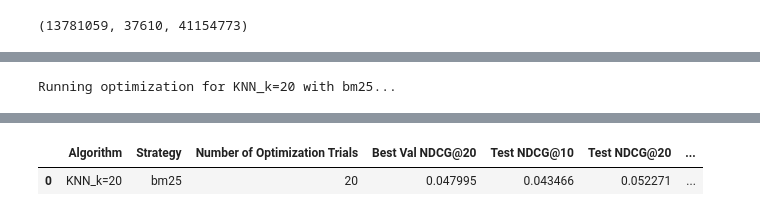
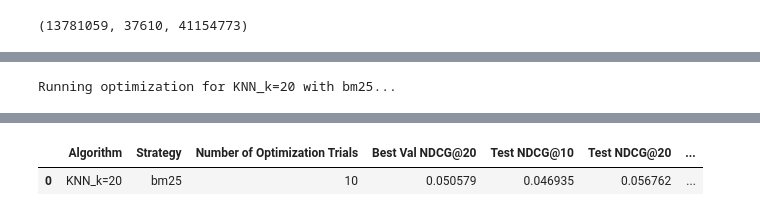
Before and after one commit to insanewarrior/rec-sys-research, a Jupyter notebook: weighting_is_fun/3_steam_knn.ipynb, the cells around one changed output, grey strips where cells are left out. Cells and saved outputs as stored; diff of their text form; code cells hidden in the pictures.

```diff
--- a/weighting_is_fun/3_steam_knn.ipynb
+++ b/weighting_is_fun/3_steam_knn.ipynb
@@ -34,10 +32,3 @@ steam_df = (
 steam_df['user_id'].nunique(), steam_df['item_id'].nunique(), steam_df.shape[0]
 # %% [output]
 (13781059, 37610, 41154773)
-# %%
-unique_users = steam_df['user_id'].unique()
-keep_ratio = 0.2
-sampled_users = np.random.choice(unique_users, size=int(len(unique_users) * keep_ratio), replace=False)
-steam_df = steam_df[steam_df['user_id'].isin(sampled_users)]
-
-steam_df['user_id'].nunique(), steam_df['item_id'].nunique(), steam_df.shape[0]
@@ -146,7 +135,8 @@ def run_hyperparameter_optimization(
             params["p"] = trial.suggest_float("p", 0.1, 5.0)
             params["beta"] = trial.suggest_float("beta", 0.0, 1.0)
         elif strategy == "power_lift":
-            params["p"] = trial.suggest_float("p", 0.1, 1.5)
+            # params["p"] = trial.suggest_float("p", 0.1, 1.5)
+            params["p"] = trial.suggest_float("p", 0.2, 1.3)
         weighted_train = get_weighted_matrix(train_mat, params)
 
         # Train Model
@@ -154,7 +144,7 @@ def run_hyperparameter_optimization(
         model.fit(weighted_train, show_progress=False)
 
         # Evaluate on Validation Set
-        return ndcg_at_k(model, train_mat, val_mat, K=20, show_progress=False)
+        return ranking_metrics_at_k(model, train_mat, val_mat, K=20, show_progress=False)['ndcg']
 
     # Optimize only if strategy has parameters
     current_trials = n_trials if strategy in ["bm25", "confidence", "power", "robust_user_centric", "robust_user_centric_weight_v2", "sigmoid_propensity", "power_lift"] else 1
@@ -174,20 +164,18 @@ def run_hyperparameter_optimization(
     end_time = time.time()
 
     # Evaluate on Test Set
-    test_ndcg_10 = ndcg_at_k(final_model, train_val_mat, test_mat, K=10, show_progress=False)
-    test_precision_10 = precision_at_k(final_model, train_val_mat, test_mat, K=10, show_progress=False)
-    test_ndcg_20 = ndcg_at_k(final_model, train_val_mat, test_mat, K=20, show_progress=False)
-    test_precision_20 = precision_at_k(final_model, train_val_mat, test_mat, K=20, show_progress=False)
+    metrics_at_10 = ranking_metrics_at_k(final_model, train_val_mat, test_mat, K=10, show_progress=False)
+    metrics_at_20 = ranking_metrics_at_k(final_model, train_val_mat, test_mat, K=20, show_progress=False)
 
     results.append({
         "Algorithm": algo_name,
         "Strategy": strategy,
         "Number of Optimization Trials": current_trials,
         "Best Val NDCG@20": study.best_value,
-        "Test NDCG@10": test_ndcg_10,
-        "Test NDCG@20": test_ndcg_20,
-        "Test Precision@10": test_precision_10,
-        "Test Precision@20": test_precision_20,
+        "Test NDCG@10": metrics_at_10['ndcg'],
+        "Test NDCG@20": metrics_at_20['ndcg'],
+        "Test Precision@10": metrics_at_10['precision'],
+        "Test Precision@20": metrics_at_20['precision'],
         "Final Train Time (s)": end_time - start_time,
         "Best Params": best_params
     })
@@ -199,5 +187,3 @@ def run_hyperparameter_optimization(
 # %%
 if not os.path.exists(results_folder):
     os.makedirs(results_folder)
-# %%
-run_hyperparameter_optimization(train_mat, val_mat, train_val_mat, test_mat, weighting_strategy="no_weighting", algorithm="KNN_k=20", n_trials=20, output_dir=results_folder)
@@ -209,0 +190,2 @@ Running optimization for KNN_k=20 with no_weighting...
+# %%
+run_hyperparameter_optimization(train_mat, val_mat, train_val_mat, test_mat, weighting_strategy="no_weighting", algorithm="KNN_k=20", n_trials=10, output_dir=results_folder)
@@ -210,3 +198,3 @@ Running optimization for KNN_k=20 with no_weighting...
 # %%
-run_hyperparameter_optimization(train_mat, val_mat, train_val_mat, test_mat, weighting_strategy="bm25", algorithm="KNN_k=20", n_trials=20, output_dir=results_folder)
+run_hyperparameter_optimization(train_mat, val_mat, train_val_mat, test_mat, weighting_strategy="bm25", algorithm="KNN_k=20", n_trials=10, output_dir=results_folder)
 # %% [output]
@@ -235,4 +213,4 @@ Running optimization for KNN_k=20 with bm25...
 |  | Algorithm | Strategy | Number of Optimization Trials | Best Val NDCG@20 | Test NDCG@10 | Test NDCG@20 | ... |
-| 0 | KNN_k=20 | bm25 | 20 | 0.047995 | 0.043466 | 0.052271 | ... |
+| 0 | KNN_k=20 | bm25 | 10 | 0.050579 | 0.046935 | 0.056762 | ... |
 # %%
 
```
Also changed, not shown: parts of 30 cells of this notebook, 37 other files.
